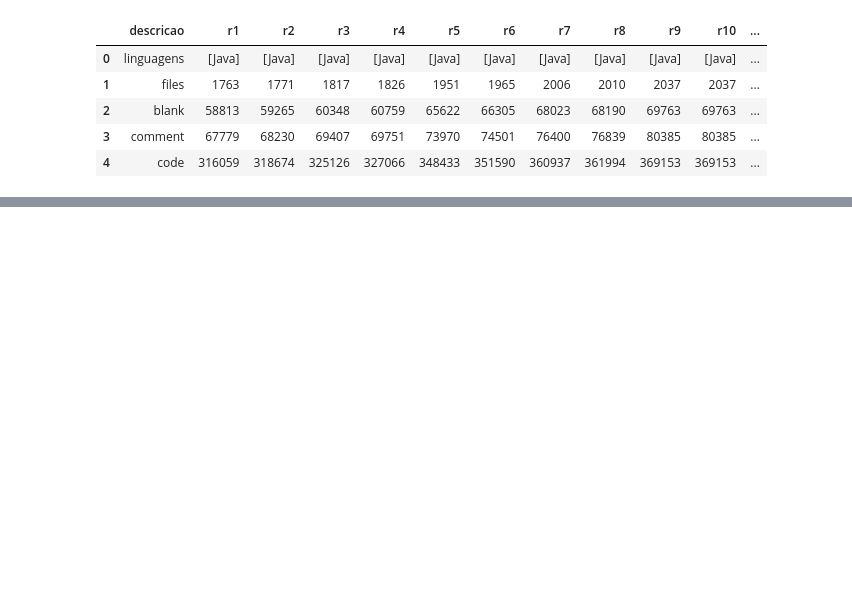
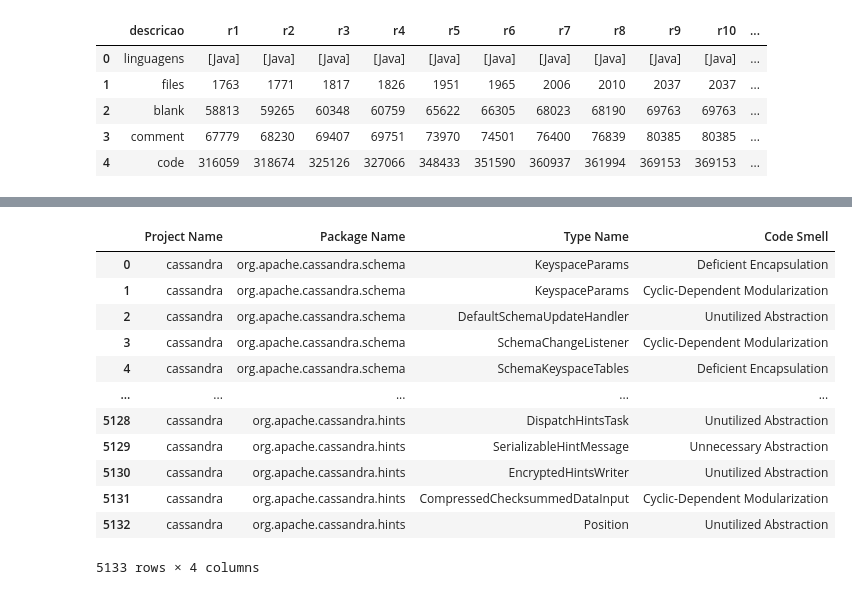
Before and after one commit to armandossrecife/teste, a Jupyter notebook: git_teste_cassandra.ipynb, the cells around one changed output, grey strips where cells are left out. Saved outputs shown, nothing was run; the diff lists cells and outputs as text; code cells hidden in the pictures; blank space fills up the shorter version.

```diff
--- a/git_teste_cassandra.ipynb
+++ b/git_teste_cassandra.ipynb
@@ -408,0 +444,17 @@ df_linguagens_final
+# %%
+df_design_smells = pd.read_csv('testes/designCodeSmells.csv')
+df_design_smells
+# %% [output]
+|  | Project Name | Package Name | Type Name | Code Smell |
+| 0 | cassandra | org.apache.cassandra.schema | KeyspaceParams | Deficient Encapsulation |
+| 1 | cassandra | org.apache.cassandra.schema | KeyspaceParams | Cyclic-Dependent Modularization |
+| 2 | cassandra | org.apache.cassandra.schema | DefaultSchemaUpdateHandler | Unutilized Abstraction |
+| 3 | cassandra | org.apache.cassandra.schema | SchemaChangeListener | Cyclic-Dependent Modularization |
+| 4 | cassandra | org.apache.cassandra.schema | SchemaKeyspaceTables | Deficient Encapsulation |
+| ... | ... | ... | ... | ... |
+| 5128 | cassandra | org.apache.cassandra.hints | DispatchHintsTask | Unutilized Abstraction |
+| 5129 | cassandra | org.apache.cassandra.hints | SerializableHintMessage | Unnecessary Abstraction |
+| 5130 | cassandra | org.apache.cassandra.hints | EncryptedHintsWriter | Unutilized Abstraction |
+| 5131 | cassandra | org.apache.cassandra.hints | CompressedChecksummedDataInput | Cyclic-Dependent Modularization |
+| 5132 | cassandra | org.apache.cassandra.hints | Position | Unutilized Abstraction |
+5133 rows × 4 columns
```
Also changed, not shown: parts of 5 cells of this notebook.
